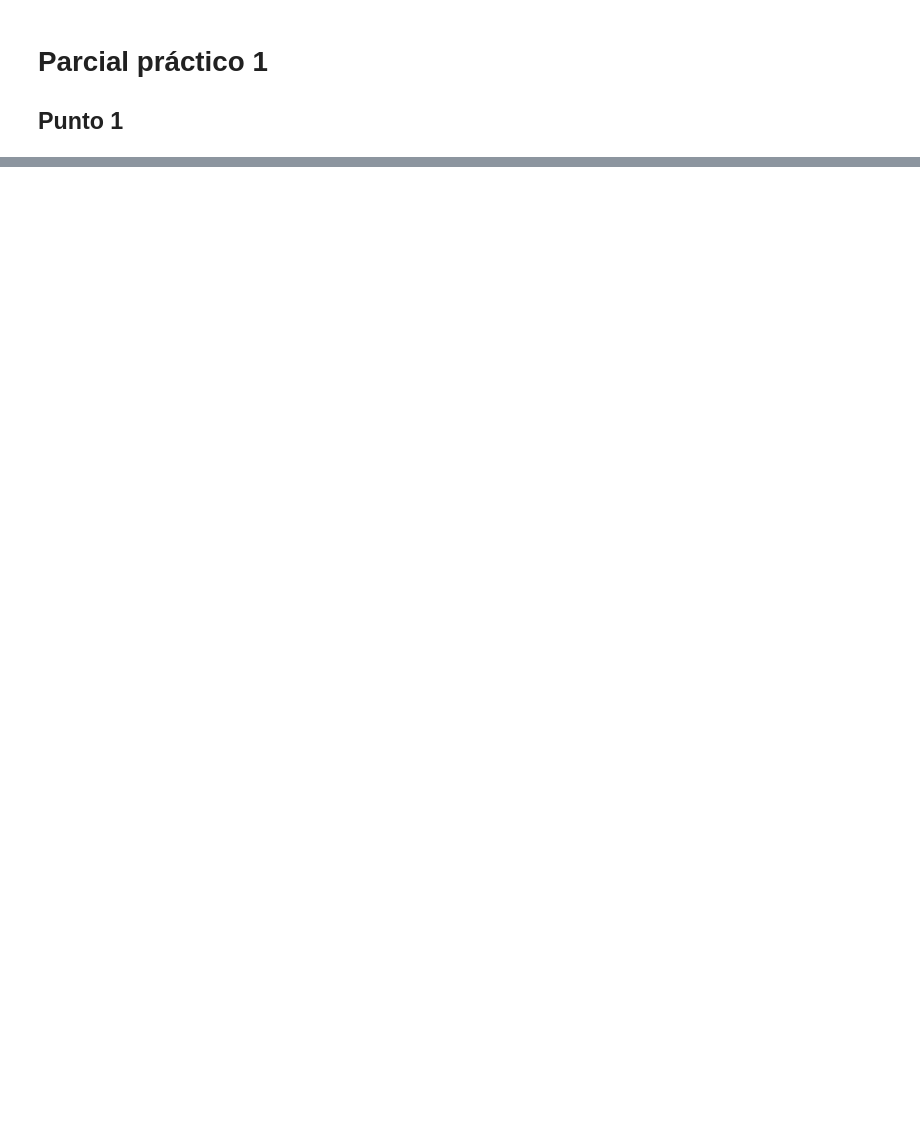
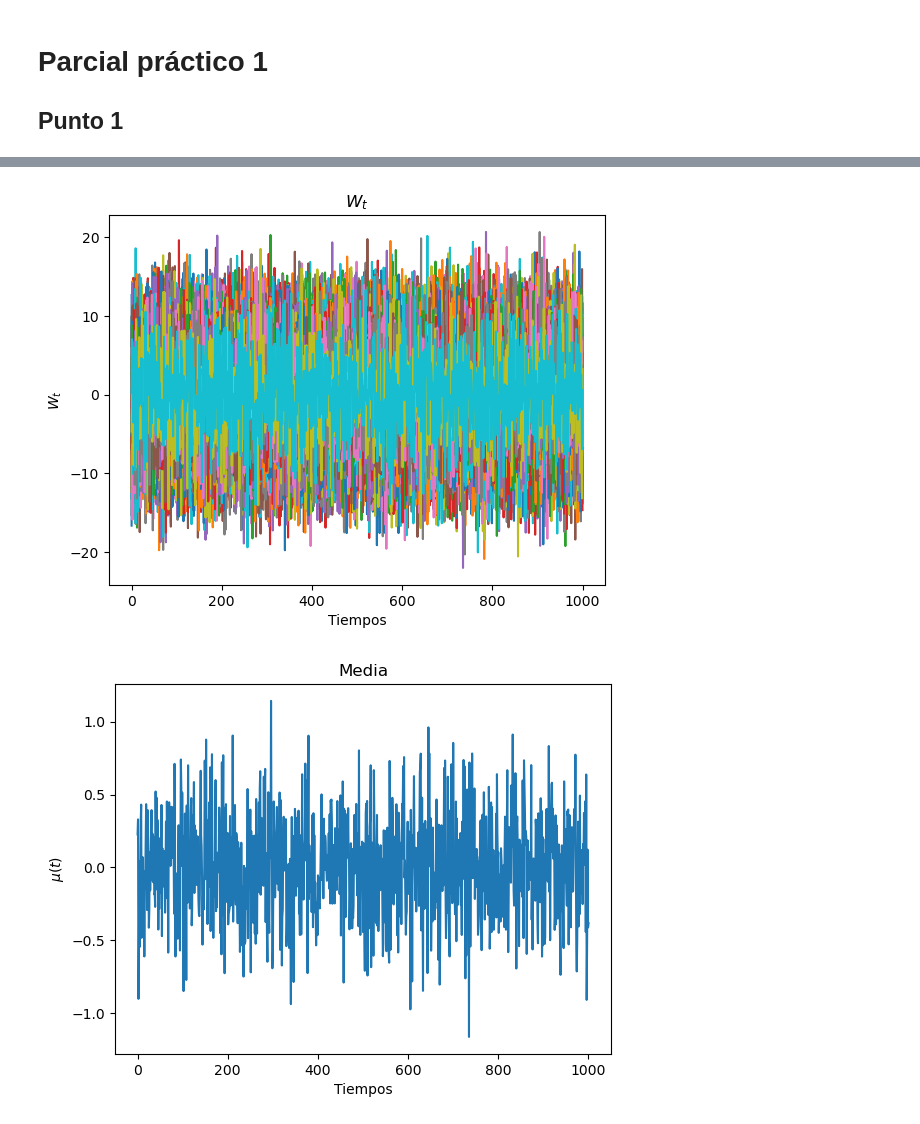
Before and after one commit to msanchezr99/Talleres_estocasticos1, a Jupyter notebook: Procesos_estoc_continuos/Parcial_Pract_I.ipynb, the cells around one changed output, grey strips where cells are left out. Drawn from its saved outputs; the diff is of its cells as text; code cells hidden in the pictures; blank space fills up the shorter version.

```diff
--- a/Procesos_estoc_continuos/Parcial_Pract_I.ipynb
+++ b/Procesos_estoc_continuos/Parcial_Pract_I.ipynb
@@ -37,0 +13,60 @@ Martingalas:
+# %%
+import numpy as np
+import brownian_motion as bm
+
+def process(n,d,alpha):
+    return np.random.normal(0,alpha,size=(d,n))
+
+def empiric_matrix_stats(B:np.array):
+    """
+    Recibe:
+    B: matriz (d x n) de d trayectorias de dimensión n.
+    Retorna:
+    mu_hat_t: vector de función esperanza estimada (func de t) y
+    cov_hat_st: matriz que estima función de covarianza (func de s y t).
+    En cada caso, mu_hat_t[i] será la estimación de E(W_{i*dt}) mientras que
+    cov_hat_st[i,j] será estimación de Cov(W_{i*dt},W_{j*dt}) para el dt elegido al momento de simular.
+
+    """
+    if B.ndim==1:
+        raise Exception("Argument not a matrix")
+    else:
+        d,n=B.shape
+        mu_hat_t=np.mean(B,axis=0)
+        cov_hat_st=np.cov(B,rowvar=False) #Puedo obtener la estimación de varianzas con np.diag(cov)
+    return mu_hat_t, cov_hat_st
+
+n=1000
+proc=process(n+1,200,5)
+mu_hat,cov_hat=empiric_matrix_stats(proc)
+
+fig, ax = plt.subplots()
+ax.plot(np.linspace(0,n,n+1),proc.T)
+ax.set_title("$W_t$")
+ax.set_xlabel("Tiempos")
+ax.set_ylabel("$W_t$")
+plt.show()
+
+fig, ax = plt.subplots()
+ax.plot(np.linspace(0,n,n+1),mu_hat.T)
+ax.set_title("Media")
+ax.set_xlabel("Tiempos")
+ax.set_ylabel("$\mu(t)$")
+plt.show()
+
+fig, ax = plt.subplots()
+ax.plot(np.linspace(0,n,n+1),np.diag(cov_hat).T)
+ax.set_title("Varianza")
+ax.set_xlabel("Tiempos")
+ax.set_ylabel("$W_t$")
+plt.show()
+
+
+
+
+
+
+    #process=np.exp(-alpha/2*times)*
+# %% [output]
+[figure, added]
+[figure, added]
```
Also changed, not shown: parts of 10 cells of this notebook, 2 other files.
